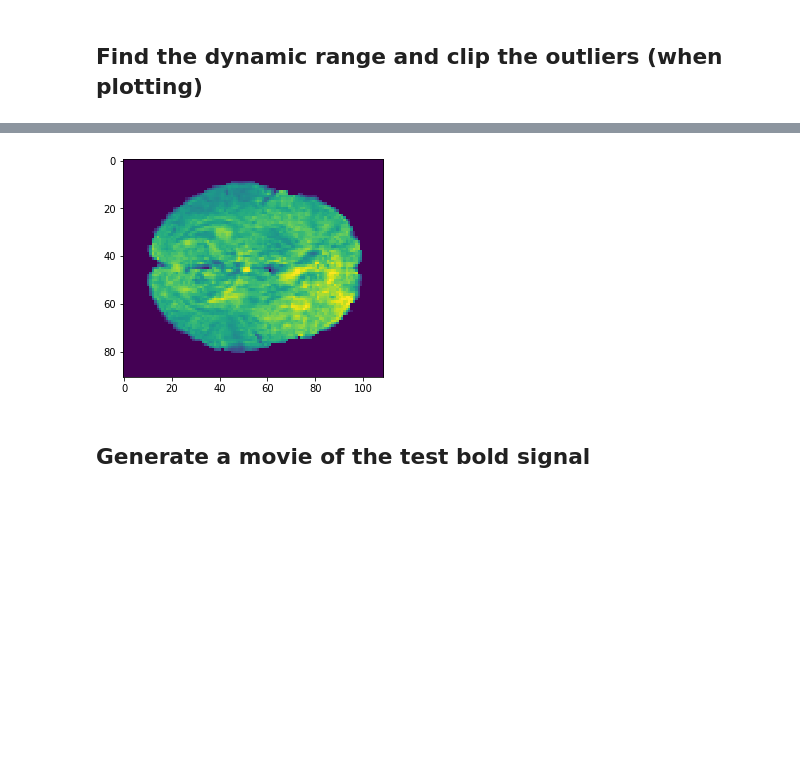
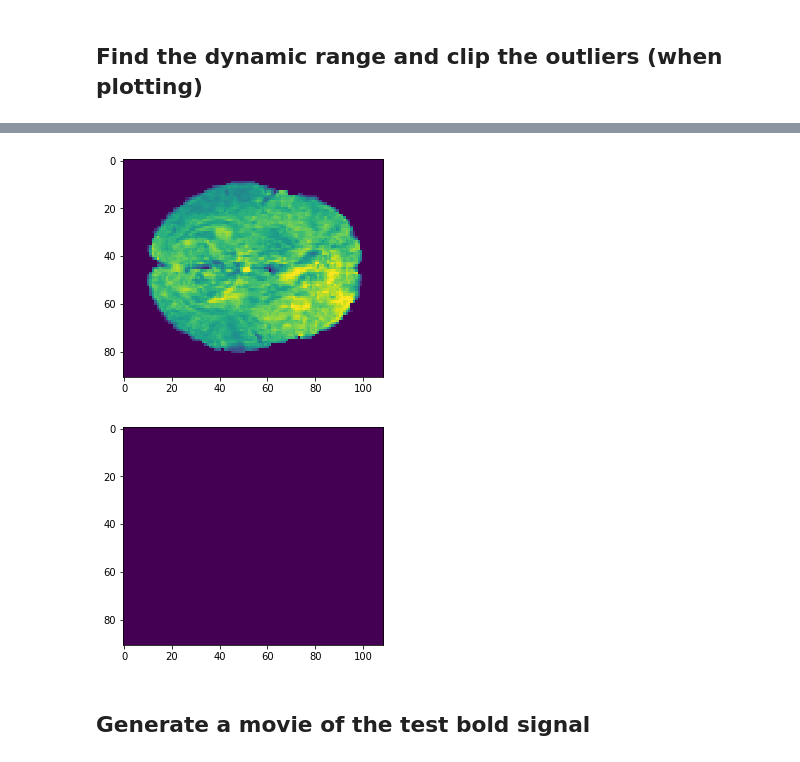
Before and after one commit to arthurmensch/deep-fmri, a Jupyter notebook: bold_movies.ipynb, the cells around one changed output, grey strips where cells are left out. Saved outputs shown, nothing was run; the diff lists cells and outputs as text; code cells hidden in the pictures; blank space fills up the shorter version.

```diff
--- a/bold_movies.ipynb
+++ b/bold_movies.ipynb
@@ -48,11 +127,15 @@ vmin, vmax
 # %%
 frame_idx = 0
 channel_idx = 0
 cut_idx = 40
 
+plt.figure()
 plt.imshow(test_data[frame_idx, channel_idx, :, :, cut_idx], vmax=vmax);
+plt.figure()
+plt.imshow(mean[channel_idx, :, :, cut_idx], vmax=vmax);
 # %% [output]
 [figure]
+[figure, added]
 # %% [markdown]
 ## Generate a movie of the test bold signal
 # %%
```
Also changed, not shown: parts of 17 cells of this notebook.
